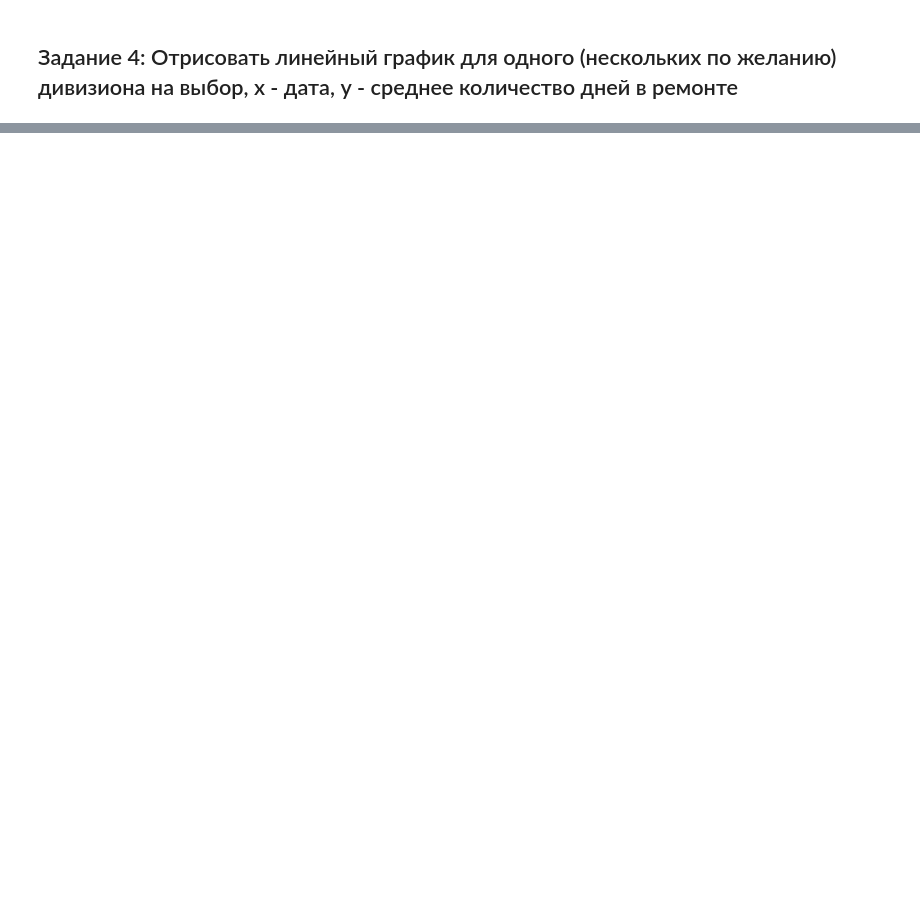
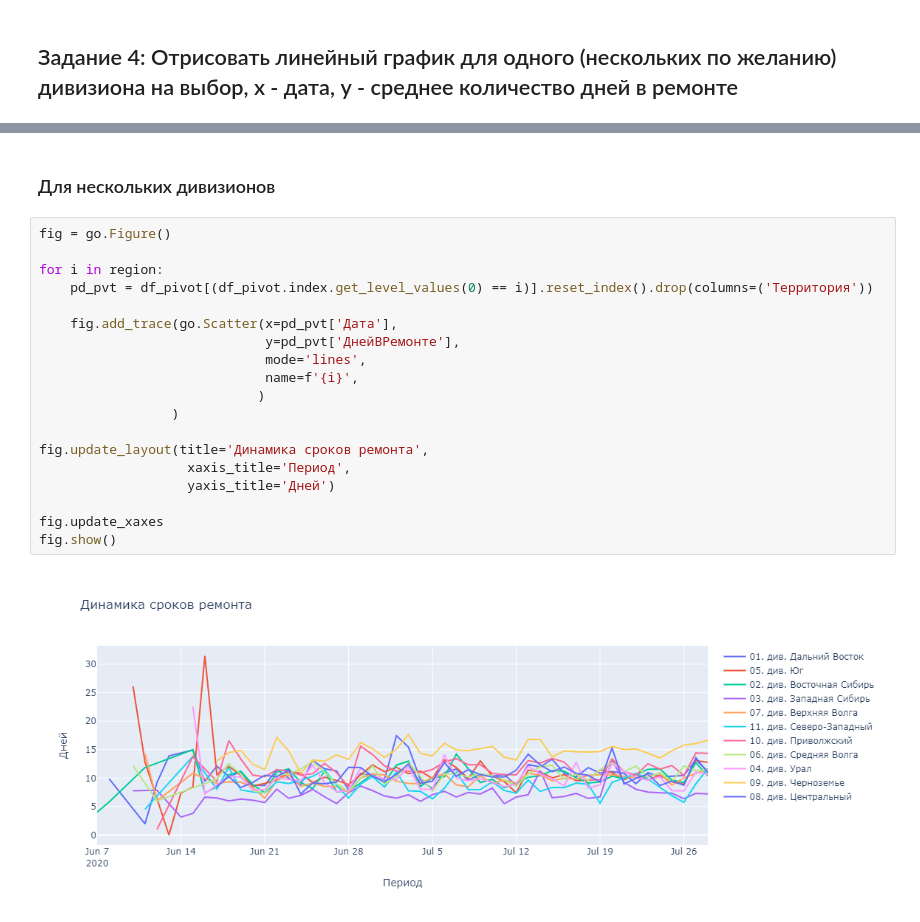
Before and after one commit to HarakaRisasi/dns_data_analysis_study, a Jupyter notebook: 7 занятие/Задание 7.ipynb, the cells around one changed output, grey strips where cells are left out. Saved outputs shown, nothing was run; the diff lists cells and outputs as text; blank space fills up the shorter version.

```diff
--- a/7 занятие/Задание 7.ipynb
+++ b/7 занятие/Задание 7.ipynb
@@ -8,0 +115,23 @@
+# %% [markdown]
+###  Для нескольких дивизионов
+# %%
+fig = go.Figure()
+
+for i in region:
+    pd_pvt = df_pivot[(df_pivot.index.get_level_values(0) == i)].reset_index().drop(columns=('Территория'))
+
+    fig.add_trace(go.Scatter(x=pd_pvt['Дата'],
+                             y=pd_pvt['ДнейВРемонте'],
+                             mode='lines',
+                             name=f'{i}',
+                            )
+                 )
+
+fig.update_layout(title='Динамика сроков ремонта',
+                   xaxis_title='Период',
+                   yaxis_title='Дней')
+
+fig.update_xaxes
+fig.show()
+# %% [output]
+[figure, added]
```
Also changed, not shown: parts of 8 cells of this notebook.
